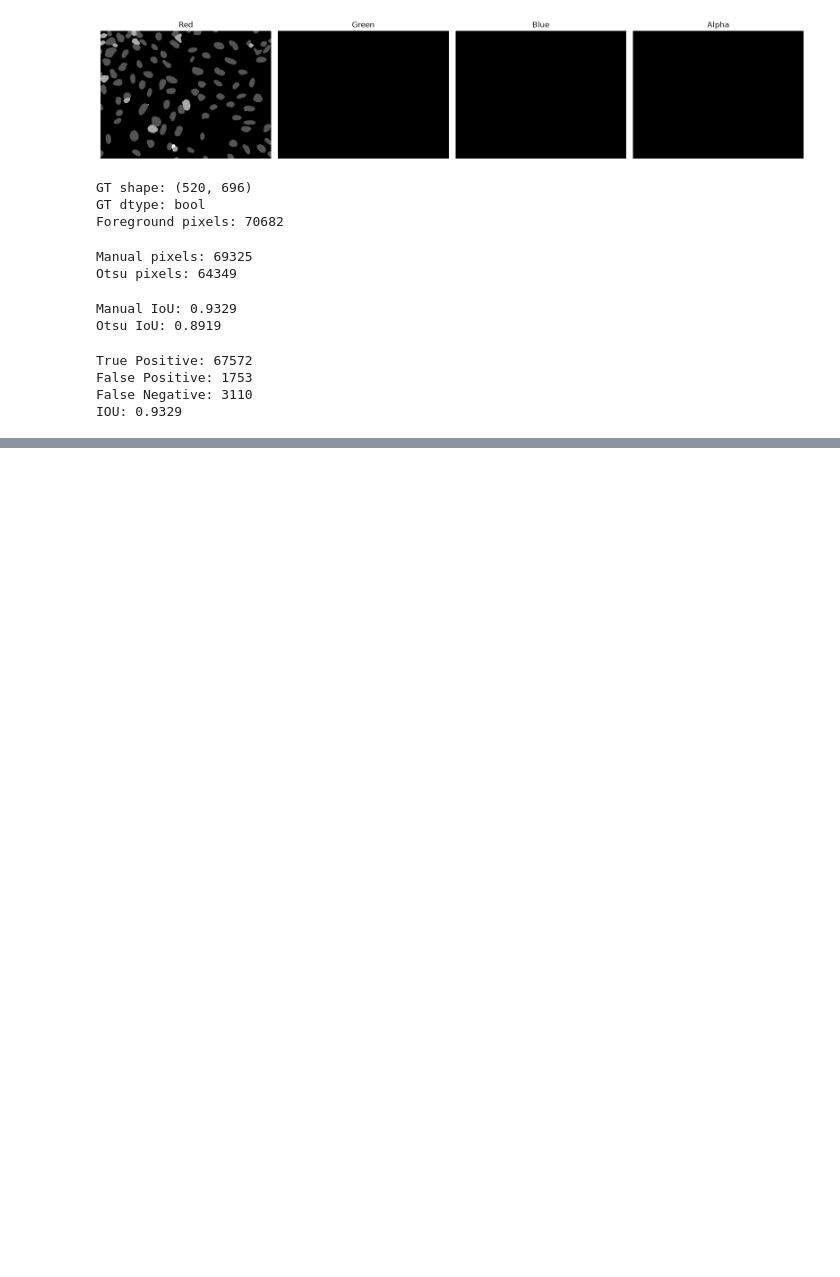
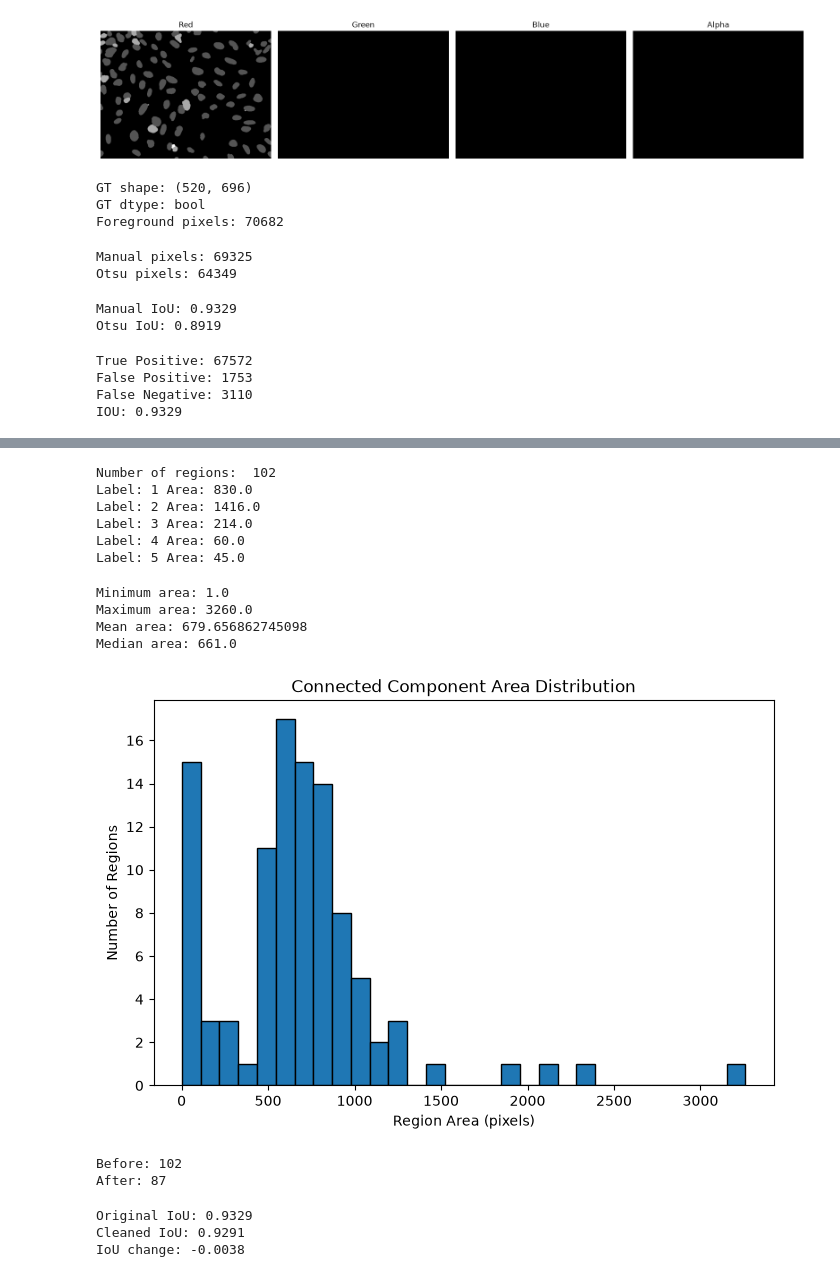
Before and after one commit to tianling0625/scientific-ai-portfolio, a Jupyter notebook: notebooks/04_pixel_intensity_analysis.ipynb, the cells around one changed output, grey strips where cells are left out. Cells and saved outputs as stored; diff of their text form; code cells hidden in the pictures; blank space fills up the shorter version.

```diff
--- a/notebooks/04_pixel_intensity_analysis.ipynb
+++ b/notebooks/04_pixel_intensity_analysis.ipynb
@@ -292,0 +323,70 @@ IOU: 0.9329
+# %%
+from skimage.measure import regionprops
+regions = regionprops(labeled_mask)
+print("Number of regions: ", len(regions))
+for region in regions[:5]:
+    print("Label:", region.label, "Area:", region.area)
+# %% [output]
+Number of regions:  102
+Label: 1 Area: 830.0
+Label: 2 Area: 1416.0
+Label: 3 Area: 214.0
+Label: 4 Area: 60.0
+Label: 5 Area: 45.0
+# %%
+areas = [region.area for region in regions]
+print("Minimum area:", min(areas))
+print("Maximum area:", max(areas))
+print("Mean area:", np.mean(areas))
+print("Median area:", np.median(areas))
+# %% [output]
+Minimum area: 1.0
+Maximum area: 3260.0
+Mean area: 679.656862745098
+Median area: 661.0
+# %%
+plt.figure(figsize=(8, 5))
+
+plt.hist(areas, bins=30, edgecolor="black")
+
+plt.xlabel("Region Area (pixels)")
+plt.ylabel("Number of Regions")
+plt.title("Connected Component Area Distribution")
+
+plt.show()
+# %% [output]
+[figure, added]
+# %%
+from skimage.morphology import remove_small_objects
+from skimage.measure import label
+
+cleaned_mask = remove_small_objects(
+    manual_mask,
+    max_size=99,
+    connectivity=2
+)
+
+cleaned_labels = label(cleaned_mask, connectivity=2)
+
+print("Before:", labeled_mask.max())
+print("After:", cleaned_labels.max())
+# %% [output]
+Before: 102
+After: 87
+# %%
+original_intersection = np.sum(manual_mask & gt_binary)
+original_union = np.sum(manual_mask | gt_binary)
+
+cleaned_intersection = np.sum(cleaned_mask & gt_binary)
+cleaned_union = np.sum(cleaned_mask | gt_binary)
+
+original_iou = original_intersection / original_union
+cleaned_iou = cleaned_intersection / cleaned_union
+
+print(f"Original IoU: {original_iou:.4f}")
+print(f"Cleaned IoU: {cleaned_iou:.4f}")
+print(f"IoU change: {cleaned_iou - original_iou:+.4f}")
+# %% [output]
+Original IoU: 0.9329
+Cleaned IoU: 0.9291
+IoU change: -0.0038
```
Also changed, not shown: parts of 5 cells of this notebook.
